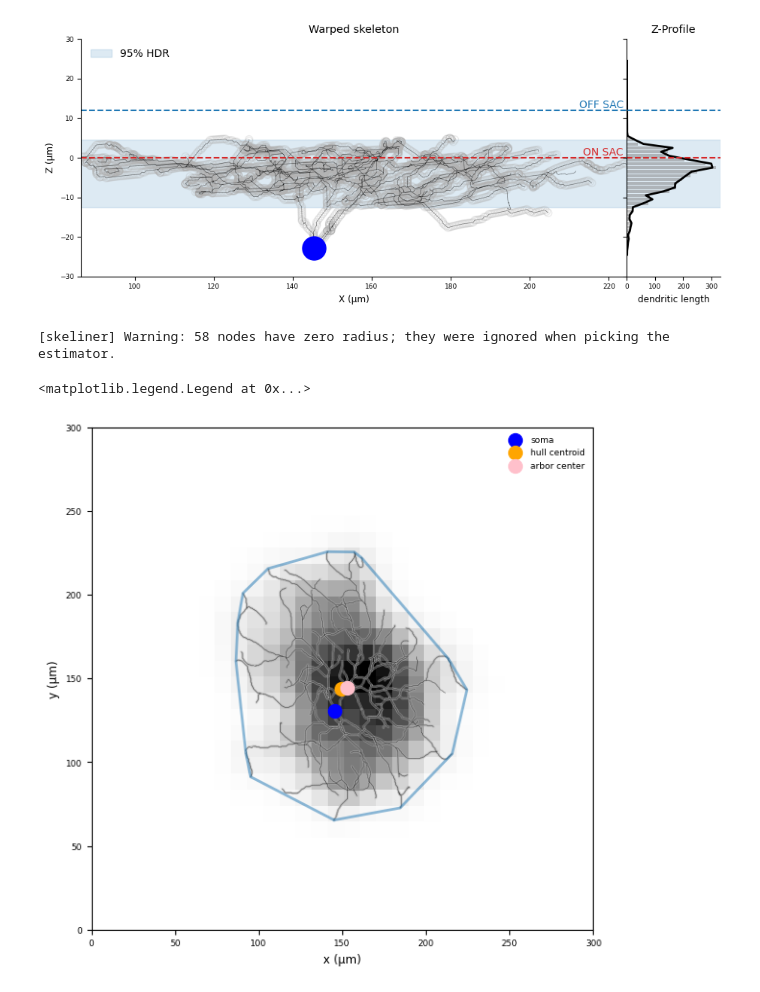
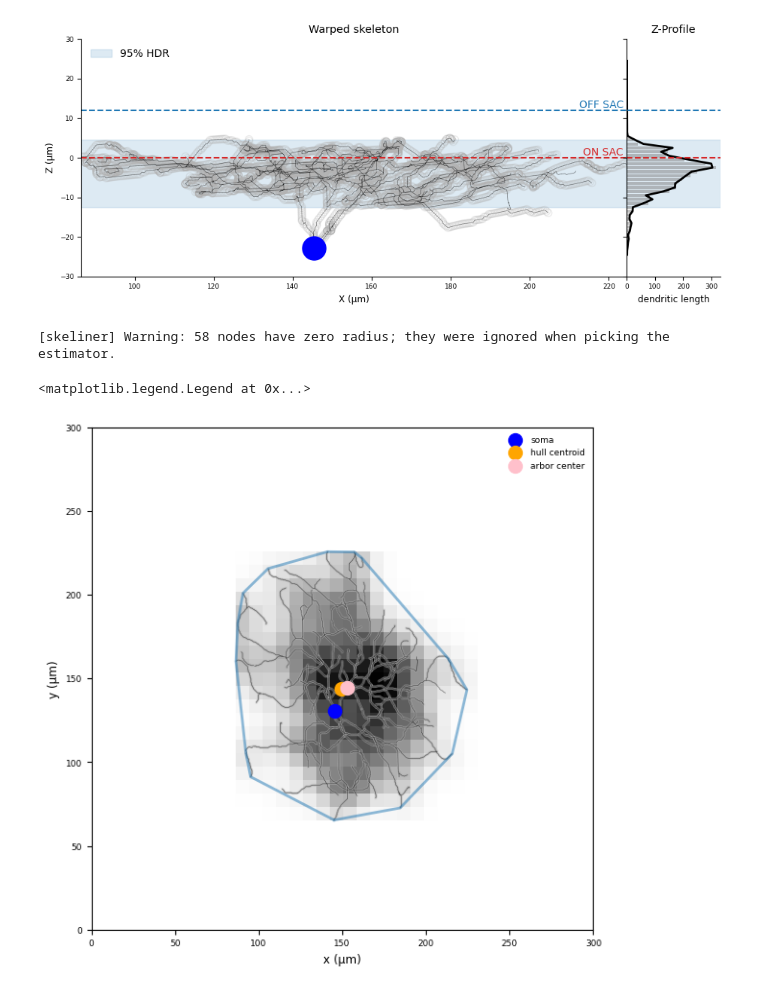
Before and after one commit to berenslab/pywarper, a Jupyter notebook: notebooks/example.api.high.ipynb, the cells around one changed output. Saved outputs shown, nothing was run; the diff lists cells and outputs as text; code cells hidden in the pictures.

```diff
--- a/notebooks/example.api.high.ipynb
+++ b/notebooks/example.api.high.ipynb
@@ -205,35 +205,35 @@ for i, (z_lo, z_hi) in enumerate(z_hdr):
     layer = (z_nodes >= z_lo) & (z_nodes <= z_hi)
     hull = get_convex_hull(w.warped_skeleton.nodes[layer, 0:2])
     ax.plot(hull[:, 0], hull[:, 1],  alpha=0.5, linewidth=2, color=f"C{i}")
 
 im = ax.imshow(
     xy_dist.T, origin="lower",
-    extent=(xy_x[0], xy_x[-1], xy_y[0], xy_y[-1]),
+    extent=xy_extents,
     cmap="Greys", norm=Normalize(vmin=0, vmax=xy_dist.max()),
 )
 
 ax.scatter(
     w.warped_skeleton.nodes[0, 0],
     w.warped_skeleton.nodes[0, 1],
     s=100, color='blue', zorder=99, label='soma',
 )
 
 ax.scatter(
     com_hull[0], com_hull[1],
     s=100, color='orange', zorder=99, label='hull centroid'
 )
 
 ax.scatter(
     com_xy[0], com_xy[1],
     s=100, color='pink', zorder=99, label='arbor center'
 )
 
 
 ax.legend(frameon=False)
 # %% [output]
 [skeliner] Warning: 58 nodes have zero radius; they were ignored when picking the estimator.
 <matplotlib.legend.Legend at 0x...>
-[figure, old version]
+[figure, new version]
 # %%
 %load_ext watermark
 %watermark --time --date --timezone --updated --python --iversions --watermark
```
Also changed, not shown: parts of 4 cells of this notebook, 1 other file.
